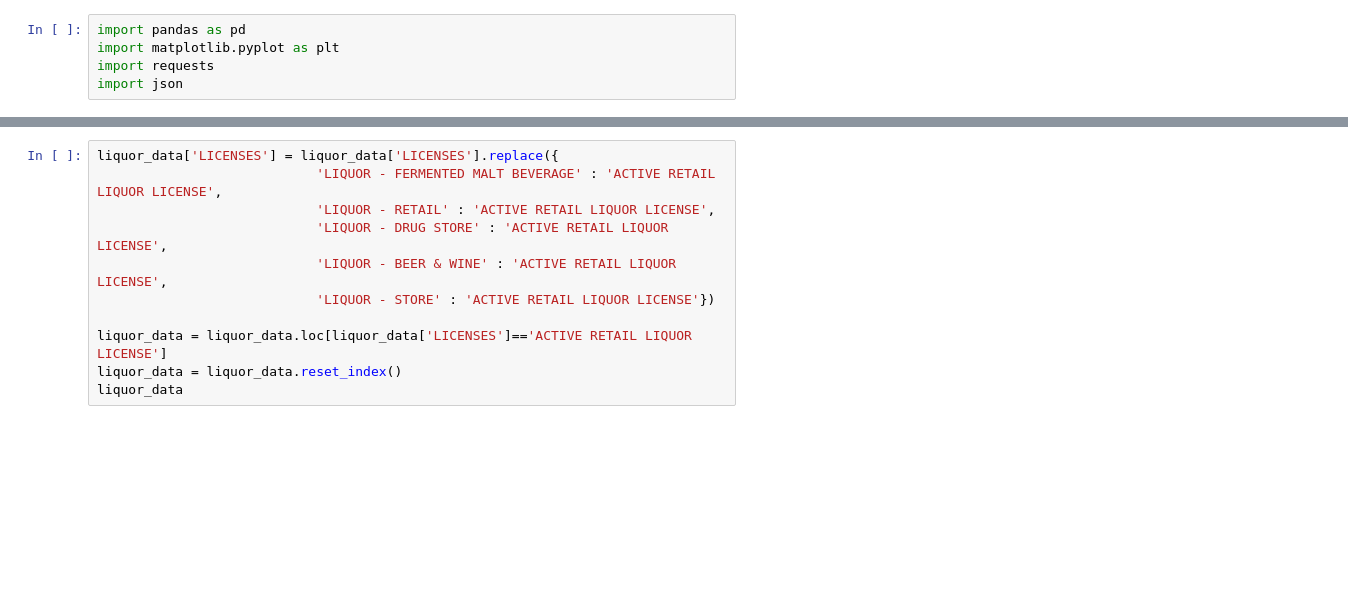
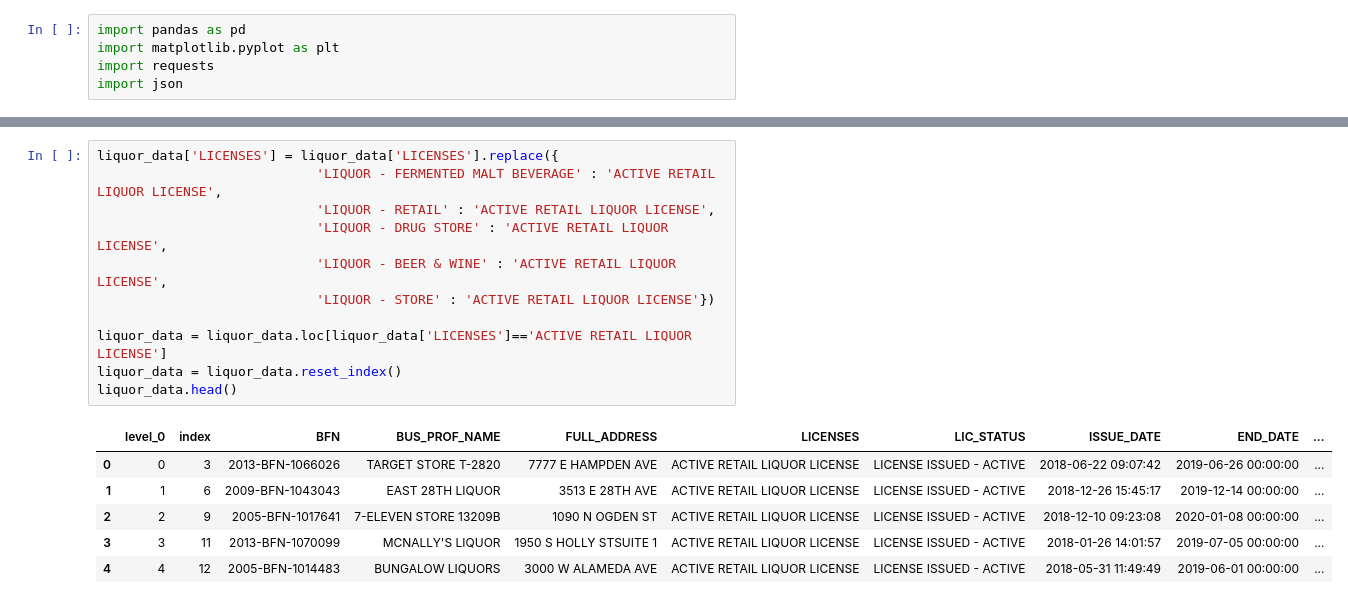
Before and after one commit to dodco2646/Final_4_Project, a Jupyter notebook: License_Project_DataFrame.ipynb, the cells around one changed output, grey strips where cells are left out. Cells and saved outputs as stored; diff of their text form; blank space fills up the shorter version.

```diff
--- a/License_Project_DataFrame.ipynb
+++ b/License_Project_DataFrame.ipynb
@@ -29,11 +67,18 @@ rec_app_liq_denver
 # %%
 liquor_data['LICENSES'] = liquor_data['LICENSES'].replace({
                             'LIQUOR - FERMENTED MALT BEVERAGE' : 'ACTIVE RETAIL LIQUOR LICENSE',
                             'LIQUOR - RETAIL' : 'ACTIVE RETAIL LIQUOR LICENSE',
                             'LIQUOR - DRUG STORE' : 'ACTIVE RETAIL LIQUOR LICENSE',
                             'LIQUOR - BEER & WINE' : 'ACTIVE RETAIL LIQUOR LICENSE',
                             'LIQUOR - STORE' : 'ACTIVE RETAIL LIQUOR LICENSE'})
 
 liquor_data = liquor_data.loc[liquor_data['LICENSES']=='ACTIVE RETAIL LIQUOR LICENSE']
 liquor_data = liquor_data.reset_index()
-liquor_data
+liquor_data.head()
+# %% [output]
+|  | level_0 | index | BFN | BUS_PROF_NAME | FULL_ADDRESS | LICENSES | LIC_STATUS | ISSUE_DATE | END_DATE | ... |
+| 0 | 0 | 3 | 2013-BFN-1066026 | TARGET STORE T-2820 | 7777 E HAMPDEN AVE | ACTIVE RETAIL LIQUOR LICENSE | LICENSE ISSUED - ACTIVE | 2018-06-22 09:07:42 | 2019-06-26 00:00:00 | ... |
+| 1 | 1 | 6 | 2009-BFN-1043043 | EAST 28TH LIQUOR | 3513 E 28TH AVE | ACTIVE RETAIL LIQUOR LICENSE | LICENSE ISSUED - ACTIVE | 2018-12-26 15:45:17 | 2019-12-14 00:00:00 | ... |
+| 2 | 2 | 9 | 2005-BFN-1017641 | 7-ELEVEN STORE 13209B | 1090 N OGDEN ST | ACTIVE RETAIL LIQUOR LICENSE | LICENSE ISSUED - ACTIVE | 2018-12-10 09:23:08 | 2020-01-08 00:00:00 | ... |
+| 3 | 3 | 11 | 2013-BFN-1070099 | MCNALLY'S LIQUOR | 1950 S HOLLY STSUITE 1 | ACTIVE RETAIL LIQUOR LICENSE | LICENSE ISSUED - ACTIVE | 2018-01-26 14:01:57 | 2019-07-05 00:00:00 | ... |
+| 4 | 4 | 12 | 2005-BFN-1014483 | BUNGALOW LIQUORS | 3000 W ALAMEDA AVE | ACTIVE RETAIL LIQUOR LICENSE | LICENSE ISSUED - ACTIVE | 2018-05-31 11:49:49 | 2019-06-01 00:00:00 | ... |
```
Also changed, not shown: parts of 7 cells of this notebook.
